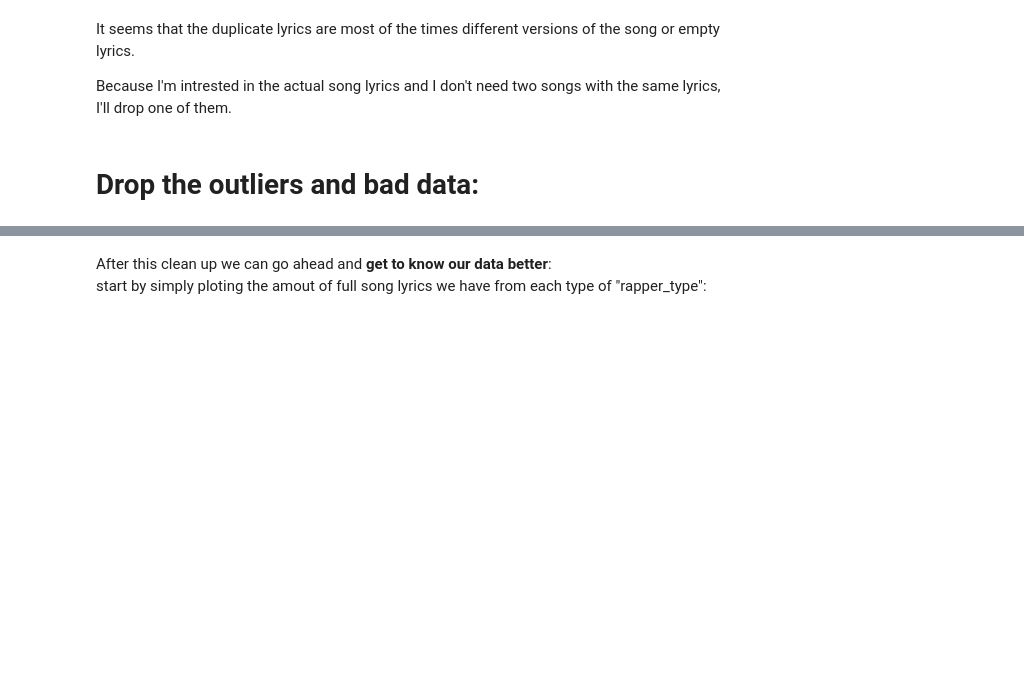
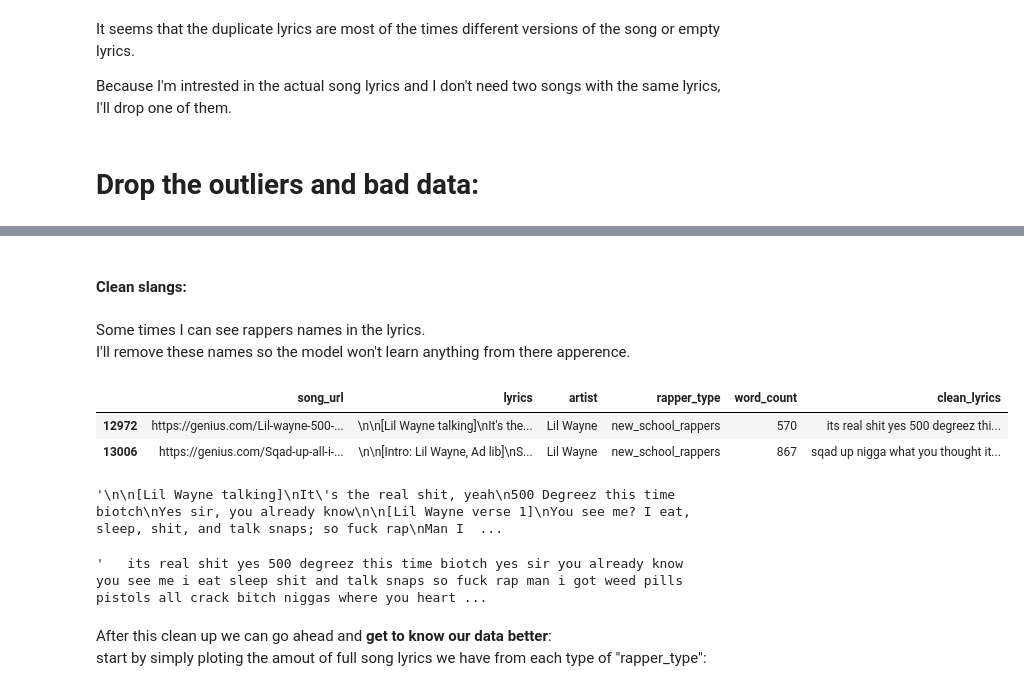
Before and after one commit to arielszabo/Old_n_New_School_Rap, a Jupyter notebook: Old_VS_New.ipynb, the cells around one changed output, grey strips where cells are left out. Drawn from its saved outputs; the diff is of its cells as text; code cells hidden in the pictures; blank space fills up the shorter version.

```diff
--- a/Old_VS_New.ipynb
+++ b/Old_VS_New.ipynb
@@ -278,3 +274,5 @@ Clean slangs:
+# %% [markdown]
+#### Clean slangs:
 # %%
 slang_word_convertor = {
     "aint":"are not",
@@ -324 +322,4 @@ for key, value in slang_word_convertor.items():
+# %% [markdown]
+Some times I can see rappers names in the lyrics.<br/>
+I'll remove these names so the model won't learn anything from there apperence.
 # %%
@@ -333,3 +335,17 @@ clean_data['clean_lyrics'] = clean_data['clean_lyrics'].str.replace(f'[\b\s](wee
+# %%
+clean_data[clean_data['clean_lyrics'].str.contains('\Wweezy\W', regex=True)]
+# %% [output]
+|  | song_url | lyrics | artist | rapper_type | word_count | clean_lyrics |
+| 12972 | https://genius.com/Lil-wayne-500-... | \n\n[Lil Wayne talking]\nIt's the... | Lil Wayne | new_school_rappers | 570 | its real shit yes 500 degreez thi... |
+| 13006 | https://genius.com/Sqad-up-all-i-... | \n\n[Intro: Lil Wayne, Ad lib]\nS... | Lil Wayne | new_school_rappers | 867 | sqad up nigga what you thought it... |
+# %%
+clean_data.loc[12972].lyrics
+# %% [output]
+'\n\n[Lil Wayne talking]\nIt\'s the real shit, yeah\n500 Degreez this time biotch\nYes sir, you already know\n\n[Lil Wayne verse 1]\nYou see me? I eat, sleep, shit, and talk snaps; so fuck rap\nMan I  ...
+# %%
+clean_data.loc[12972].clean_lyrics
+# %% [output]
+'   its real shit yes 500 degreez this time biotch yes sir you already know   you see me i eat sleep shit and talk snaps so fuck rap man i got weed pills pistols all crack bitch niggas where you heart ...
 # %% [markdown]
 After this clean up we can go ahead and **get to know our data better**:<br/>
 start by simply ploting the amout of full song lyrics we have from each type of "rapper_type":
```
Also changed, not shown: parts of 44 cells of this notebook.
